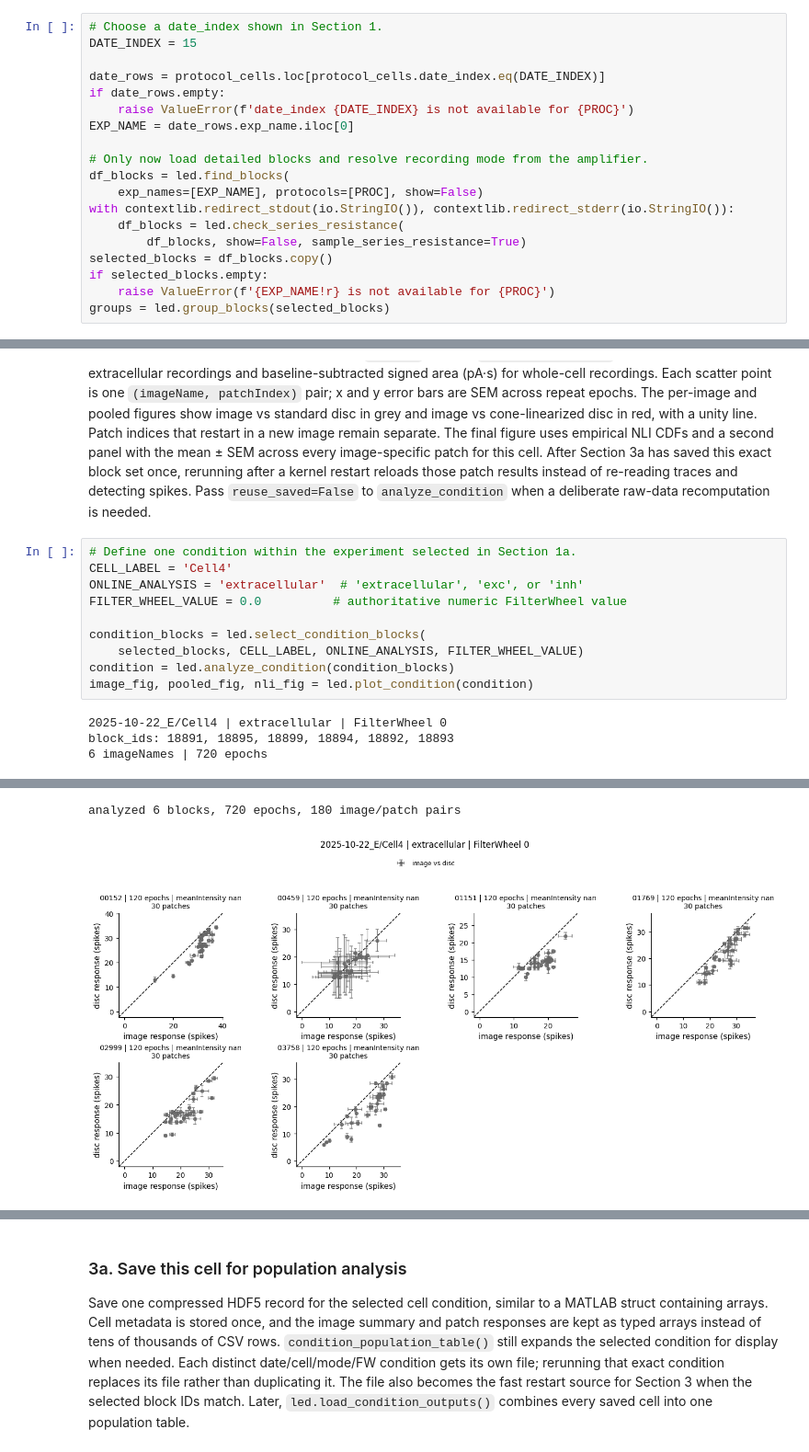
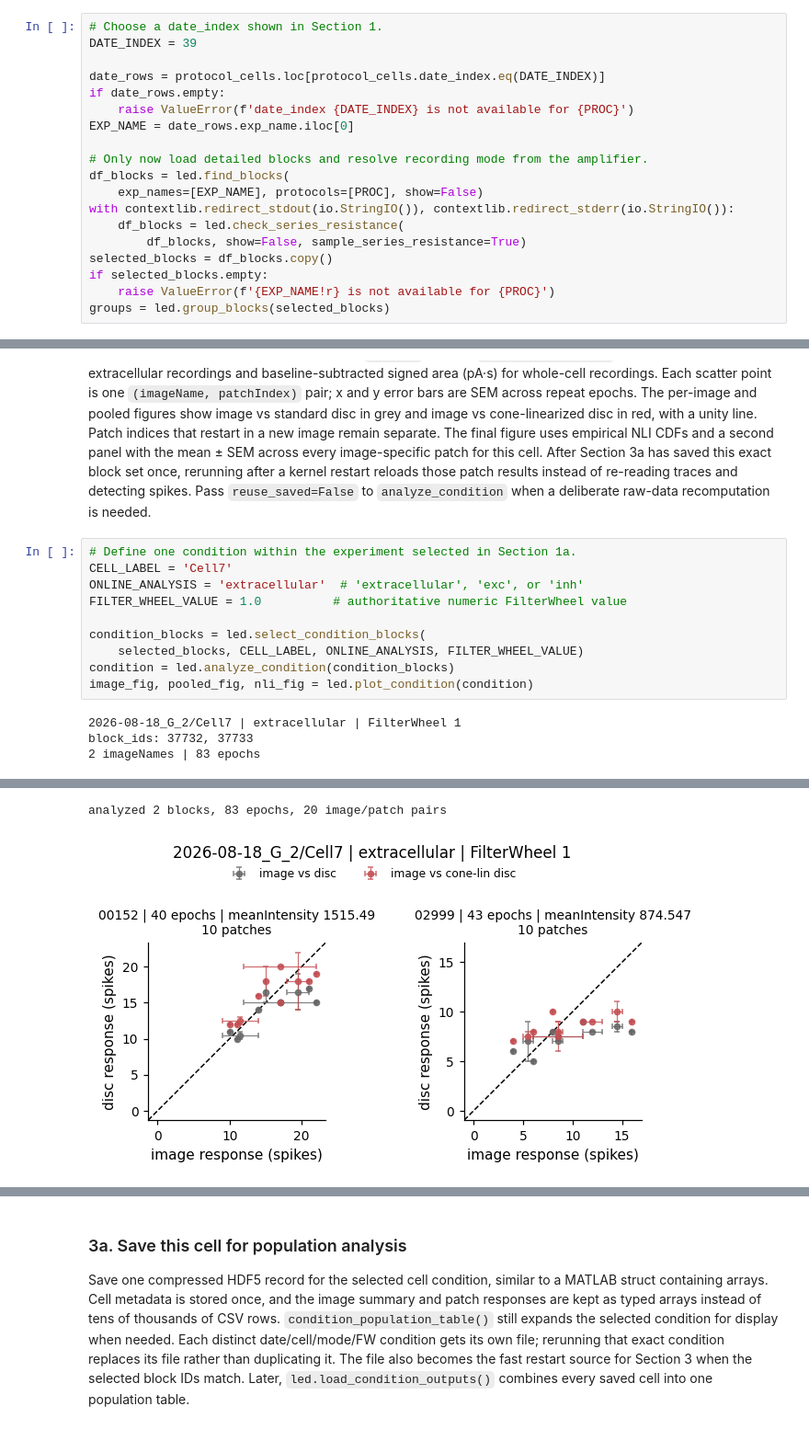
Before and after one commit to chrischen2/retinanalysis, a Jupyter notebook: SingCell_Notebooks/analyzeConeAnnulusDisc.ipynb, the cells around one changed output, grey strips where cells are left out. Shown at 92% size. Drawn from its saved outputs; the diff is of its cells as text.

```diff
--- a/SingCell_Notebooks/analyzeConeAnnulusDisc.ipynb
+++ b/SingCell_Notebooks/analyzeConeAnnulusDisc.ipynb
@@ -84,7 +73,7 @@ resolved `onlineAnalysis`, `site`, `light_settings`, `block_ids`, `image_names`,
 protocol did not record that setting.
 # %%
 # Choose a date_index shown in Section 1.
-DATE_INDEX = 15
+DATE_INDEX = 39
 
 date_rows = protocol_cells.loc[protocol_cells.date_index.eq(DATE_INDEX)]
 if date_rows.empty:
@@ -147,16 +146,16 @@ re-reading traces and detecting spikes. Pass `reuse_saved=False` to `analyze_con
 deliberate raw-data recomputation is needed.
 # %%
 # Define one condition within the experiment selected in Section 1a.
-CELL_LABEL = 'Cell4'
+CELL_LABEL = 'Cell7'
 ONLINE_ANALYSIS = 'extracellular'  # 'extracellular', 'exc', or 'inh'
-FILTER_WHEEL_VALUE = 0.0          # authoritative numeric FilterWheel value
+FILTER_WHEEL_VALUE = 1.0          # authoritative numeric FilterWheel value
 
 condition_blocks = led.select_condition_blocks(
     selected_blocks, CELL_LABEL, ONLINE_ANALYSIS, FILTER_WHEEL_VALUE)
 condition = led.analyze_condition(condition_blocks)
 image_fig, pooled_fig, nli_fig = led.plot_condition(condition)
 # %% [output]
-2025-10-22_E/Cell4 | extracellular | FilterWheel 0
-block_ids: 18891, 18895, 18899, 18894, 18892, 18893
-6 imageNames | 720 epochs
+2026-08-18_G_2/Cell7 | extracellular | FilterWheel 1
+block_ids: 37732, 37733
+2 imageNames | 83 epochs
 | imageName | block_ids | epochs | maxIntensity | backgroundIntensity | meanIntensity |
@@ -169,2 +164,2 @@ block_ids: 18891, 18895, 18899, 18894, 18892, 18893
-analyzed 6 blocks, 720 epochs, 180 image/patch pairs
+analyzed 2 blocks, 83 epochs, 20 image/patch pairs
-[figure, old version]
+[figure, new version]
```
Also changed, not shown: parts of 9 cells of this notebook.
